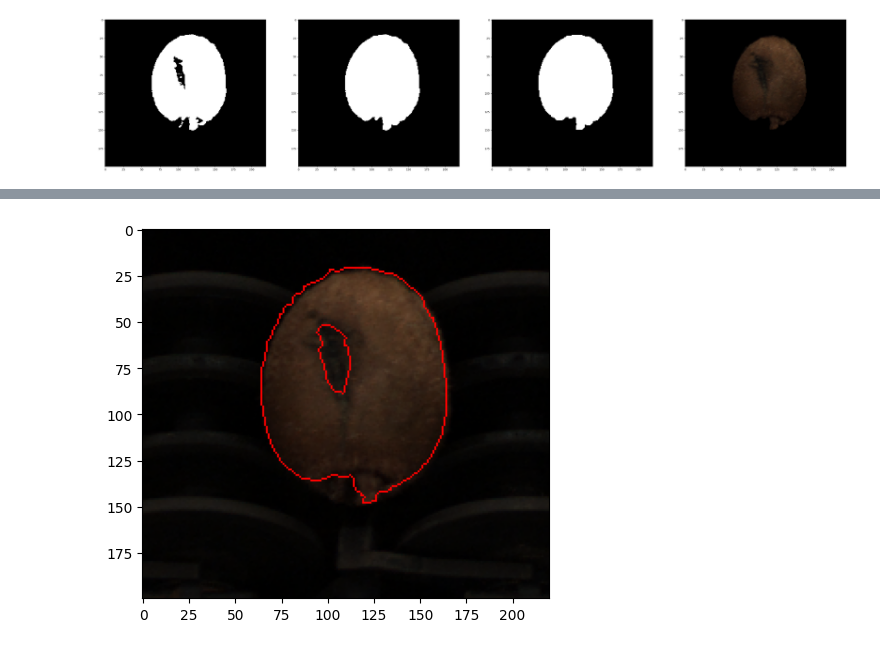
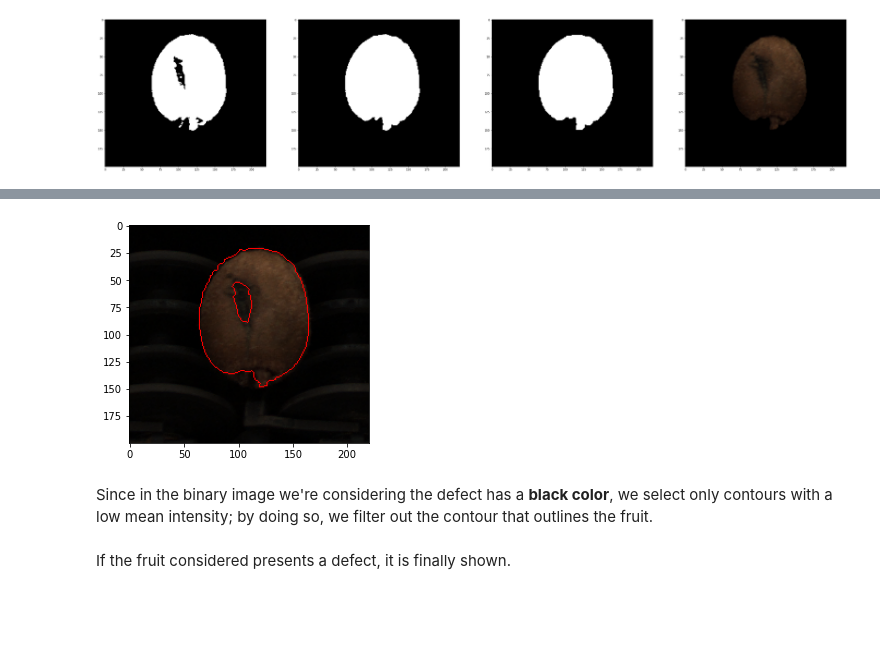
Before and after one commit to Stikinit/fruit-inspection, a Jupyter notebook: Final_Challenge.ipynb, the cells around one changed output, grey strips where cells are left out. Drawn from its saved outputs; the diff is of its cells as text; code cells hidden in the pictures; blank space fills up the shorter version.

```diff
--- a/Final_Challenge.ipynb
+++ b/Final_Challenge.ipynb
@@ -160,13 +173,13 @@ plt.show()
 # %%
-contours_edge,hier_edge=cv2.findContours(dilated,cv2.RETR_TREE,cv2.CHAIN_APPROX_SIMPLE)
-contours_edge=list(contours_edge)
-contours_edge.sort(key=cv2.contourArea,reverse=True)
-cv2.drawContours(img,contours_edge,-1,(0,0,255),1)
+contours,hier=cv2.findContours(dilated,cv2.RETR_TREE,cv2.CHAIN_APPROX_SIMPLE)
+cv2.drawContours(img,contours,-1,(0,0,255),1)
 
 temp_show=cv2.cvtColor(img, cv2.COLOR_BGR2RGB)
 plt.imshow(temp_show,vmin=0, vmax=255)
 plt.show()
 # %% [output]
-[figure, old version]
+[figure, new version]
+# %% [markdown]
+Since in the binary image we're considering the defect has a <b>black color</b>, we select only contours with a low mean intensity; by doing so, we filter out the contour that outlines the fruit.
 # %%
 filtered_contours = []
@@ -190 +195,3 @@ for i, c in enumerate(filtered_contours):
+# %% [markdown]
+If the fruit considered presents a defect, it is finally shown.
 # %%
```
Also changed, not shown: parts of 9 cells of this notebook, 2 other files.
